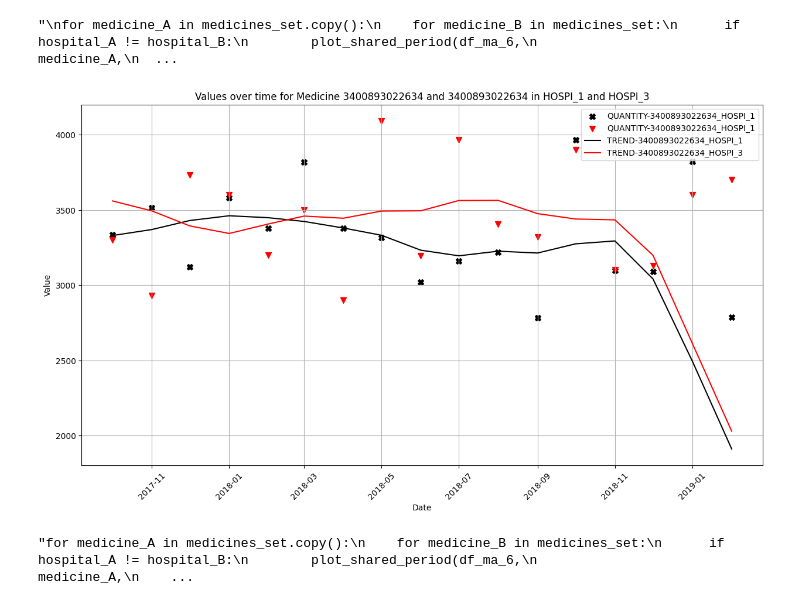
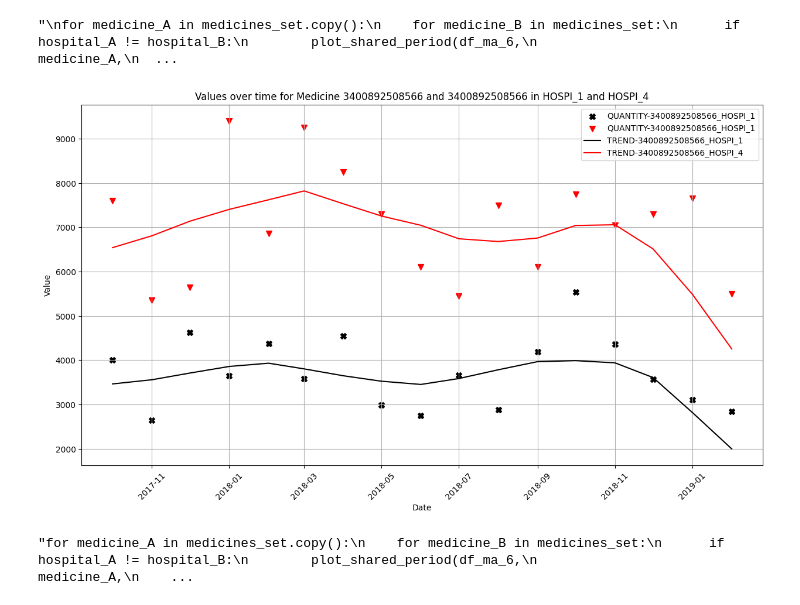
Before and after one commit to douglasmmachado/MedicineConsumption, a Jupyter notebook: notebooks/causal_method/unified_approach/tests.ipynb, the cells around one changed output. Drawn from its saved outputs; the diff is of its cells as text; code cells hidden in the pictures.

```diff
--- a/notebooks/causal_method/unified_approach/tests.ipynb
+++ b/notebooks/causal_method/unified_approach/tests.ipynb
@@ -601,21 +601,21 @@ hospital_B = 'HOSPI_1'
 # %%
 start_date=common_period['DATE'].min()
 end_date=common_period['DATE'].max()
 
-medicine_A = [s for s in medicines if '22634' in s][0]
-medicine_B = [s for s in medicines if '22634' in s][0]
+medicine_A = [s for s in medicines if '08566' in s][0]
+medicine_B = [s for s in medicines if '08566' in s][0]
 hospital_A = 'HOSPI_1'
-hospital_B = 'HOSPI_3'
+hospital_B = 'HOSPI_4'
 
 plot_shared_period(df_ma_6,
                     medicine_A,
                     medicine_B,
                     hospital_A,
                     hospital_B,
                     start_date=common_period['DATE'].min(),
                     end_date=common_period['DATE'].max())
 # %% [output]
-[figure, old version]
+[figure, new version]
 # %%
 medicines_set = set(medicines)
 
```
Also changed, not shown: parts of 1 cell of this notebook.
